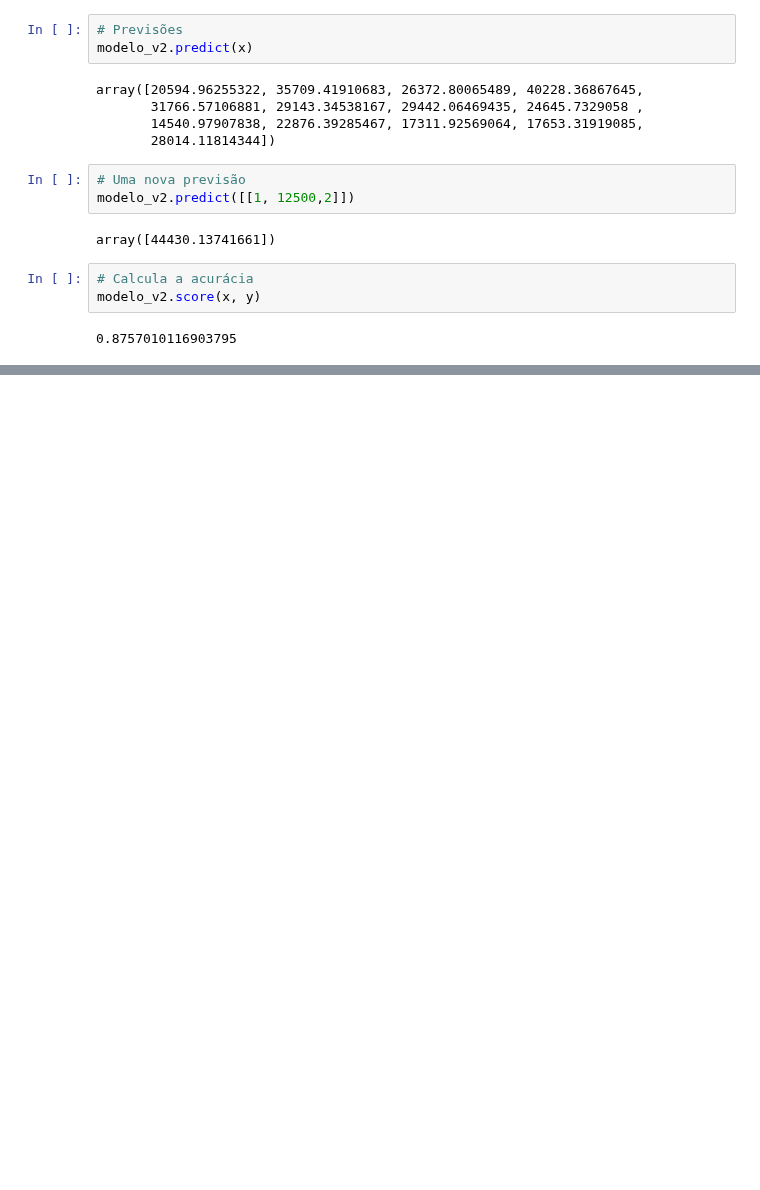
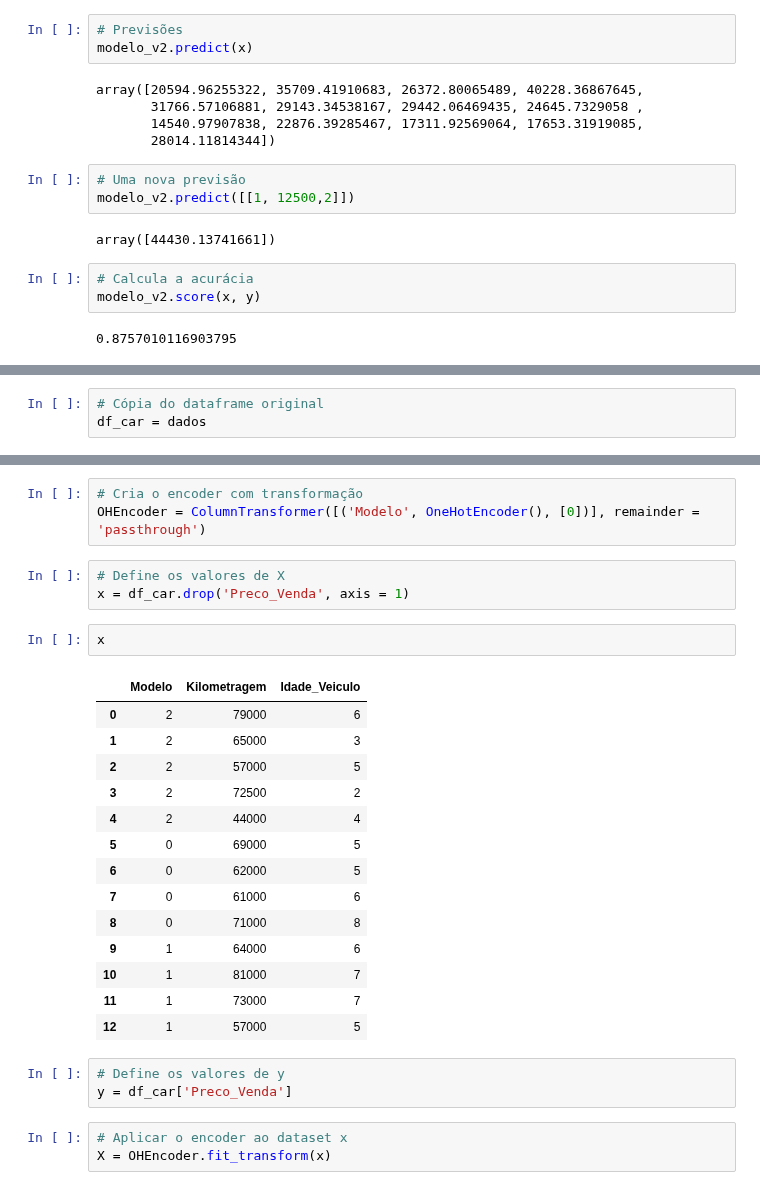
Before and after one commit to leojutsu/analise_de_dados, a Jupyter notebook: Projeto5.ipynb, the cells around one changed output, grey strips where cells are left out. Saved outputs shown, nothing was run; the diff lists cells and outputs as text; blank space fills up the shorter version.

Commit message:
Escolha do modelo_v3

```diff
--- a/Projeto5.ipynb
+++ b/Projeto5.ipynb
@@ -338,0 +341,3 @@ modelo_v2.score(x, y)
+# %%
+# Cópia do dataframe original
+df_car = dados
@@ -338,0 +361,29 @@ modelo_v2.score(x, y)
+# %%
+# Cria o encoder com transformação
+OHEncoder = ColumnTransformer([('Modelo', OneHotEncoder(), [0])], remainder = 'passthrough')
+# %%
+# Define os valores de X
+x = df_car.drop('Preco_Venda', axis = 1)
+# %%
+x
+# %% [output]
+|  | Modelo | Kilometragem | Idade_Veiculo |
+| 0 | 2 | 79000 | 6 |
+| 1 | 2 | 65000 | 3 |
+| 2 | 2 | 57000 | 5 |
+| 3 | 2 | 72500 | 2 |
+| 4 | 2 | 44000 | 4 |
+| 5 | 0 | 69000 | 5 |
+| 6 | 0 | 62000 | 5 |
+| 7 | 0 | 61000 | 6 |
+| 8 | 0 | 71000 | 8 |
+| 9 | 1 | 64000 | 6 |
+| 10 | 1 | 81000 | 7 |
+| 11 | 1 | 73000 | 7 |
+| 12 | 1 | 57000 | 5 |
+# %%
+# Define os valores de y
+y = df_car['Preco_Venda']
+# %%
+# Aplicar o encoder ao dataset x
+X = OHEncoder.fit_transform(x)
```
Also changed, not shown: parts of 13 cells of this notebook, 1 other file.
